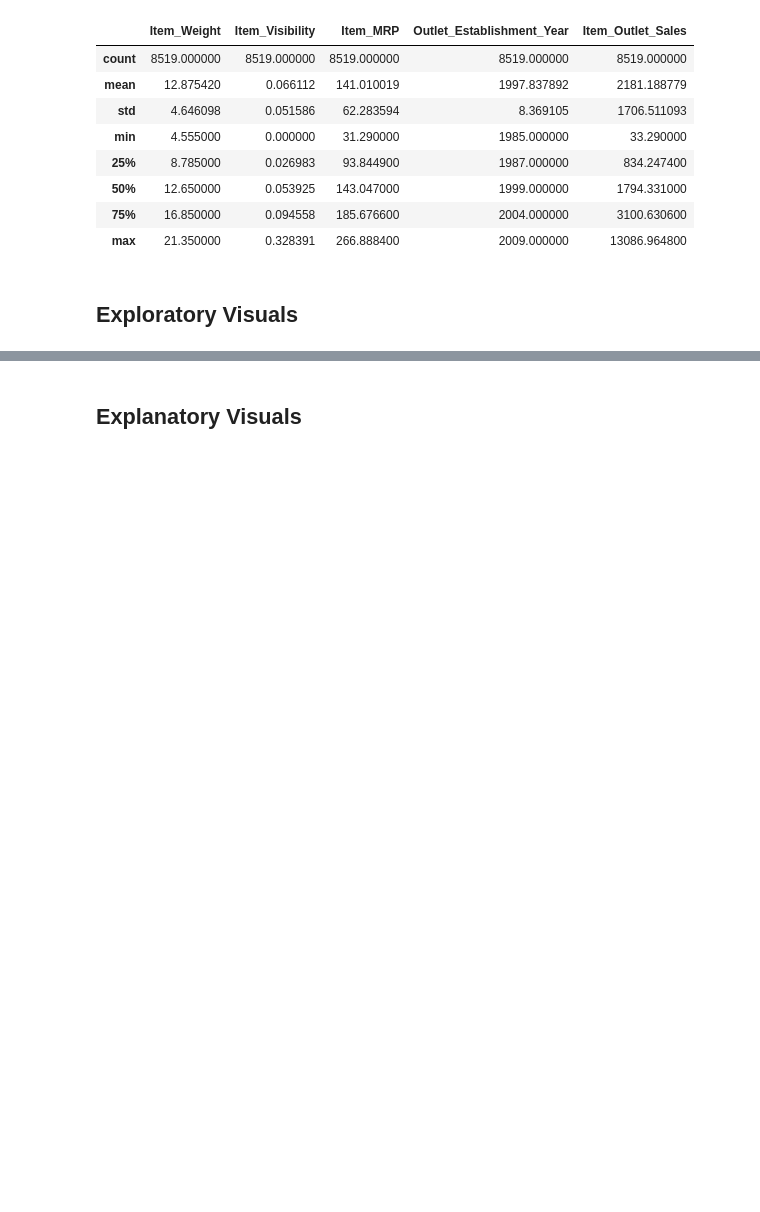
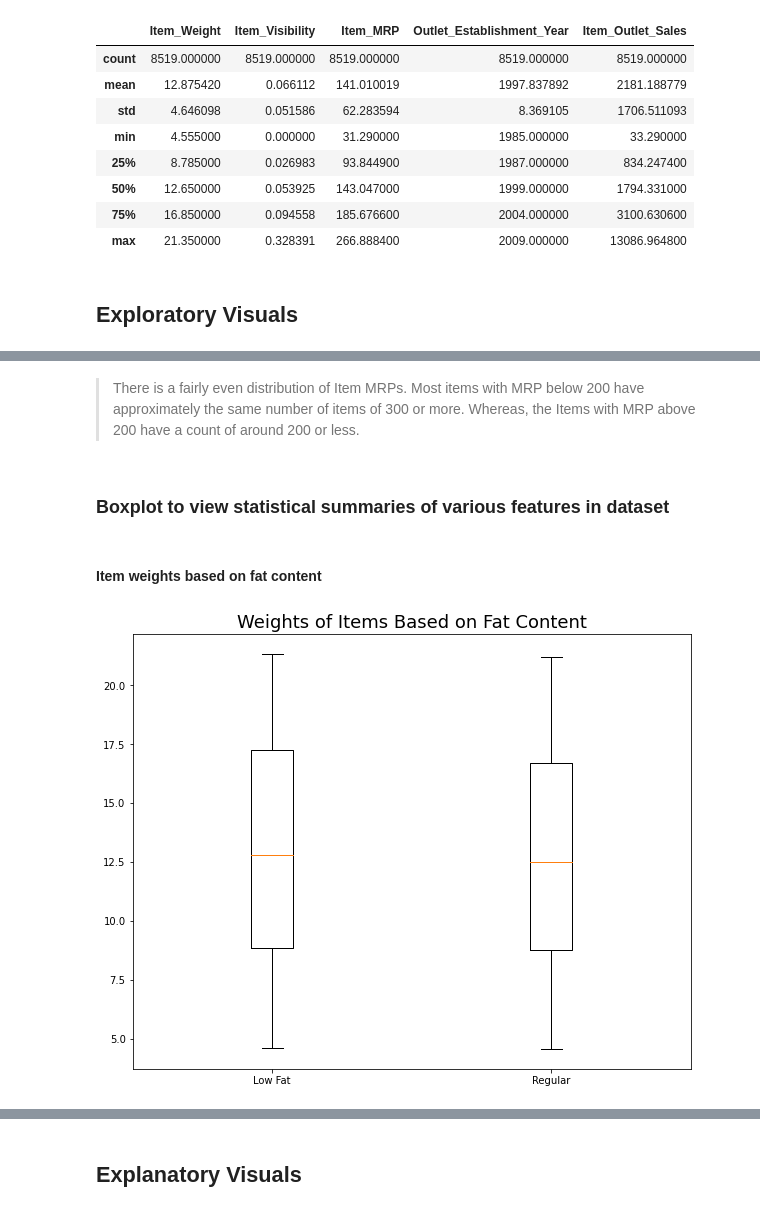
Before and after one commit to dcreeder89/Coding-Dojo-Project_1, a Jupyter notebook: 1_Reeder_Food_Sales_Predictions.ipynb, the cells around one changed output, grey strips where cells are left out. Cells and saved outputs as stored; diff of their text form; code cells hidden in the pictures; blank space fills up the shorter version.

```diff
--- a/1_Reeder_Food_Sales_Predictions.ipynb
+++ b/1_Reeder_Food_Sales_Predictions.ipynb
@@ -415,0 +461,18 @@ sales_df.describe()
+# %% [markdown]
+> There is a fairly even distribution of Item MRPs. Most items with MRP below 200 have approximately the same number of items of 300 or more. Whereas, the Items with MRP above 200 have a count of around 200 or less.
+# %% [markdown]
+### Boxplot to view statistical summaries of various features in dataset
+# %% [markdown]
+#### Item weights based on fat content
+# %%
+# Create array with weights of all low fat grocery items
+low_fat_weight = sales_df.loc[sales_df['Item_Fat_Content'] == 'Low Fat', 'Item_Weight'].values;
+# Create array with weights of all regular fat grocery items
+regular_weight = sales_df.loc[sales_df['Item_Fat_Content'] == 'Regular', 'Item_Weight'].values;
+
+# Display boxplots of weights based on fat content
+plt.figure(figsize = (10,8))
+plt.boxplot([low_fat_weight, regular_weight], labels = ['Low Fat', 'Regular']);
+plt.title('Weights of Items Based on Fat Content', fontsize = 18);
+# %% [output]
+[figure, added]
```
Also changed, not shown: parts of 25 cells of this notebook.
